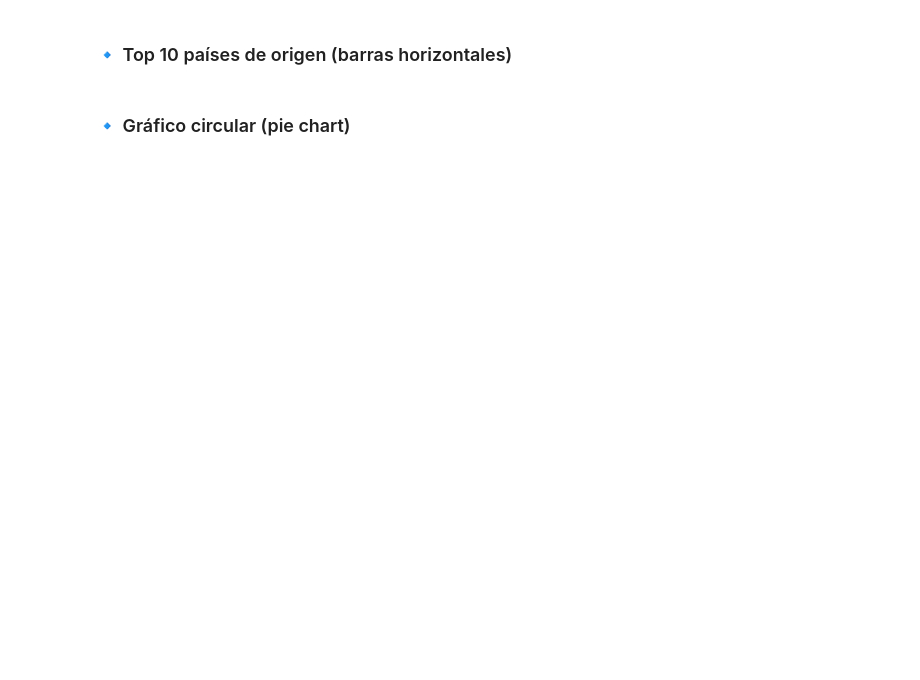
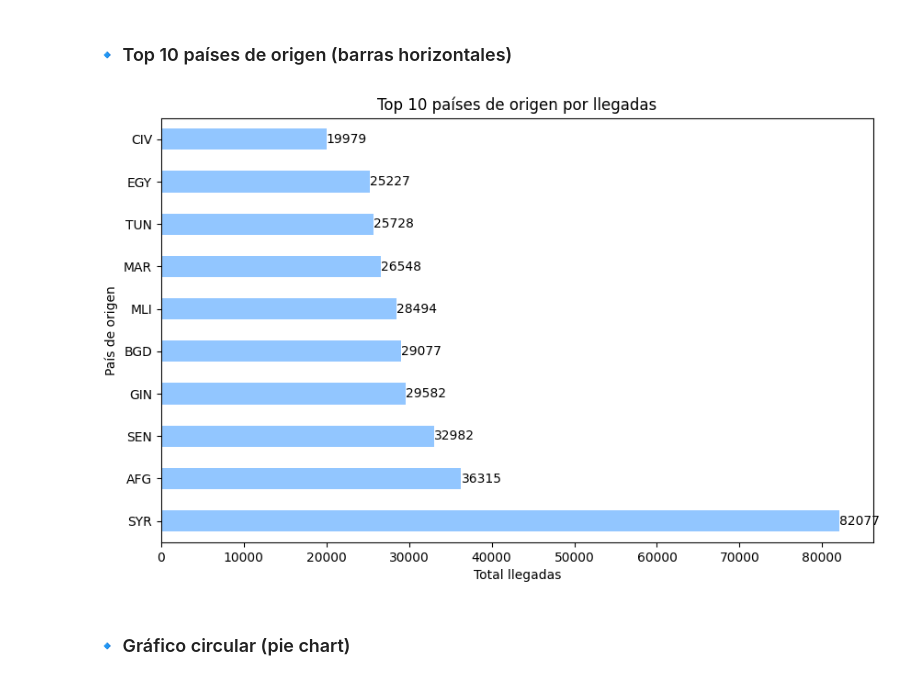
Before and after one commit to amvalseg/data_bootcamp, a Jupyter notebook: EDA/eda_visual_migration.ipynb, the cells around one changed output. Saved outputs shown, nothing was run; the diff lists cells and outputs as text; code cells hidden in the pictures; blank space fills up the shorter version.

```diff
--- a/EDA/eda_visual_migration.ipynb
+++ b/EDA/eda_visual_migration.ipynb
@@ -98,3 +295,18 @@ plt.show()
+# %%
+ax = top_origin.plot(
+    kind='barh',
+    figsize=(10,6),
+    title='Top 10 países de origen por llegadas',
+    )
+ax.bar_label(ax.containers[0])
+plt.ylabel('País de origen')
+plt.xlabel('Total llegadas')
+
+
+
+plt.show()
+# %% [output]
+[figure, added]
 # %% [markdown]
 ### 🔹 Gráfico circular (pie chart)
 # %%
```
Also changed, not shown: parts of 63 cells of this notebook, 4 other files.
